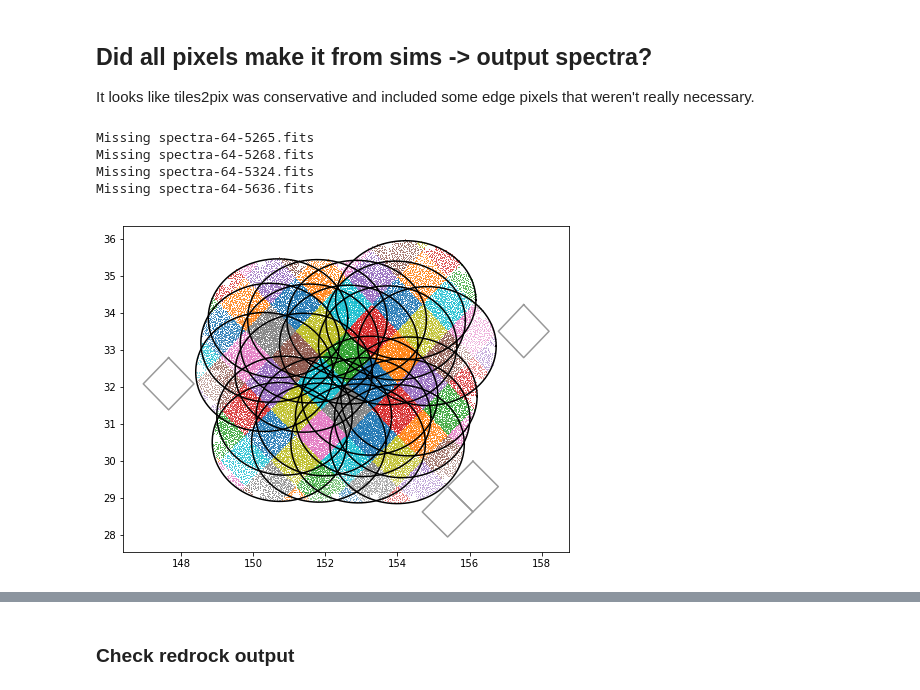
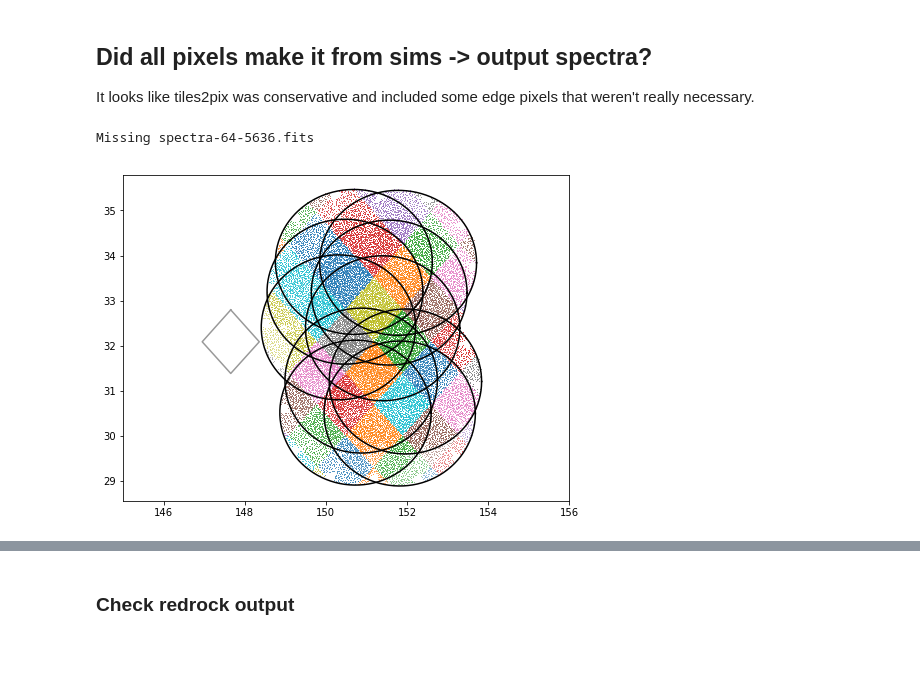
Before and after one commit to desihub/two_percent_DESI, a Jupyter notebook: mini/minitest.ipynb, the cells around one changed output, grey strips where cells are left out. Cells and saved outputs as stored; diff of their text form; code cells hidden in the pictures; blank space fills up the shorter version.

```diff
--- a/mini/minitest.ipynb
+++ b/mini/minitest.ipynb
@@ -114,13 +118,3 @@ setenv DESI_SPECTRO_DATA ${DESI_SPECTRO_SIM}/${PIXPROD}
 ## Run survey simulations on a subset of tiles
 
 This will select a test subset of tiles in the NGC and run survey simulations for observations during March 2020.  These steps should take <5 minutes to run.
-# %%
-#- Make a subset of tiles to use
-tiles = Table(desimodel.io.load_tiles())
-ii = (150 < tiles['RA']) & (tiles['RA']<155) & (30<tiles['DEC']) & (tiles['DEC']<35)
-clf()
-plot(tiles['RA'], tiles['DEC'], 'k.', alpha=0.5)
-plot(tiles['RA'][ii], tiles['DEC'][ii], 'bo', ms=10)
-xlim(148, 157); ylim(28, 37)
-tiles_subset = tiles[ii]
-tiles[ii].write('tiles-subset.fits', overwrite=True)
@@ -128,0 +121,15 @@ tiles[ii].write('tiles-subset.fits', overwrite=True)
+# %%
+#- Make a subset of tiles to use
+alltiles = Table(desimodel.io.load_tiles())
+ii = (150 < alltiles['RA']) & (alltiles['RA']<152) & (30<alltiles['DEC']) & (alltiles['DEC']<35)
+tiles = Table(alltiles[ii])
+
+#- Write two copies:
+#- one in two_percent_DESI/mini because that is where the surveysim config file will look, and
+#- one in $targetdir/ for later use by mpi_select_mock_targets
+tiles.write('test-tiles.fits', overwrite=True)
+tilefile = os.path.join(targetdir, 'test-tiles.fits')
+tiles.write(tilefile, overwrite=True)
+
+#- Show what tiles are in the subset
+Table(tiles)
@@ -261,6 +269,6 @@ xlim(148, 157); ylim(28, 37)
 # %%
 nside = 64
-pixels = desimodel.footprint.tiles2pix(nside, tiles_subset)
-nexp = np.count_nonzero(np.in1d(explist['tileid'], tiles_subset['TILEID']) & ~istwilight)
-print('{} tiles covered by {} exposures and {} healpixels'.format(len(tiles_subset), nexp, len(pixels)))
+pixels = desimodel.footprint.tiles2pix(nside, tiles)
+nexp = np.count_nonzero(np.in1d(explist['tileid'], tiles['TILEID']))
+print('{} tiles covered by {} exposures and {} healpixels'.format(len(tiles), nexp, len(pixels)))
 # %% [output]
@@ -293,12 +299,11 @@ def plot_healpix(nside, pixels):
         ra, dec = np.degrees(phi), 90-np.degrees(theta)
         plot(ra, dec, '-', color='0.6')
 
-xtiles = tiles_subset
 figure(figsize=(12,3))
 subplot(121)
-plot(tiles['RA'], tiles['DEC'], 'k,', alpha=0.5)
+plot(alltiles['RA'], alltiles['DEC'], 'k,', alpha=0.5)
 plot(explist['ra'], explist['dec'], 'b.', alpha=0.5)
-plot(xtiles['RA'], xtiles['DEC'], 'rx')
+plot(tiles['RA'], tiles['DEC'], 'rx')
 xlim(0,360); ylim(-20, 80)
 
 subplot(122)
@@ -307,8 +312,8 @@ color = dict(DARK='k', GRAY='b', BRIGHT='m')
 for program in ['DARK', 'GRAY', 'BRIGHT']:
     ii = tiles['PROGRAM'] == program
     plot(tiles['RA'][ii], tiles['DEC'][ii], '.', color=color[program], alpha=0.5)
-    jj = xtiles['PROGRAM'] == program
-    for t in xtiles[jj]:
+    jj = tiles['PROGRAM'] == program
+    for t in tiles[jj]:
         plot_tile(t['RA'], t['DEC'], color=color[program])
 
 xlim(143, 161); ylim(28, 37)
@@ -720,26 +753,25 @@ really necessary.
 # %%
 import desispec.io
 nside=64
 misspix = list()
 figure(figsize=(8,6))
 for p in pixels:
     specfile = desispec.io.findfile('spectra', nside=nside, groupname=str(p))
     if not os.path.exists(specfile):
         print('Missing {}'.format(os.path.basename(specfile)))
         misspix.append(p)
     else:
         fibermap = Table.read(specfile, 'FIBERMAP')
         plot(fibermap['RA_TARGET'], fibermap['DEC_TARGET'], ',', alpha=0.5)
 
 plot_healpix(nside, misspix)
-for t in xtiles:
+for t in tiles:
     plot_tile(t['RA'], t['DEC'])
+
+tmp = xlim(145, 156)
 # %% [output]
-Missing spectra-64-5265.fits
-Missing spectra-64-5268.fits
-Missing spectra-64-5324.fits
 Missing spectra-64-5636.fits
-[figure, old version]
+[figure, new version]
 # %% [markdown]
 ## Run redrock redshift fitting
 
```
Also changed, not shown: parts of 60 cells of this notebook, 3 other files.
